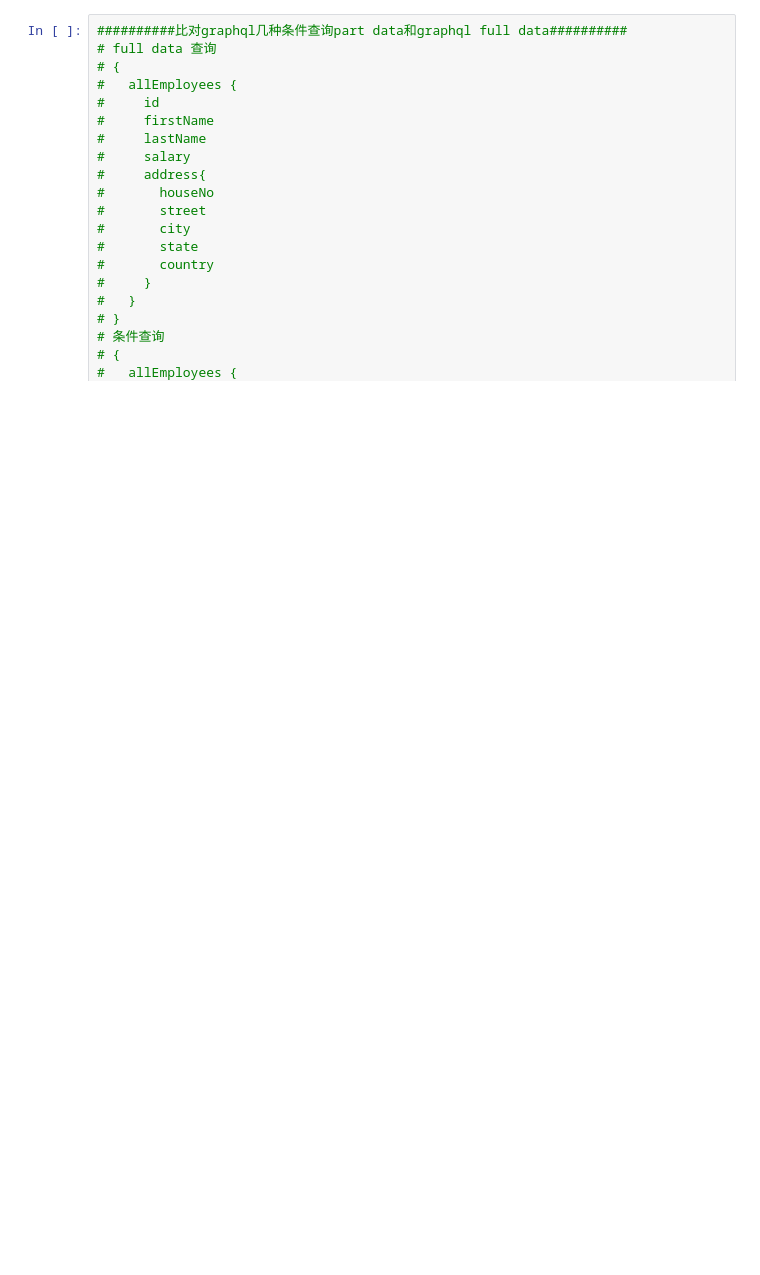
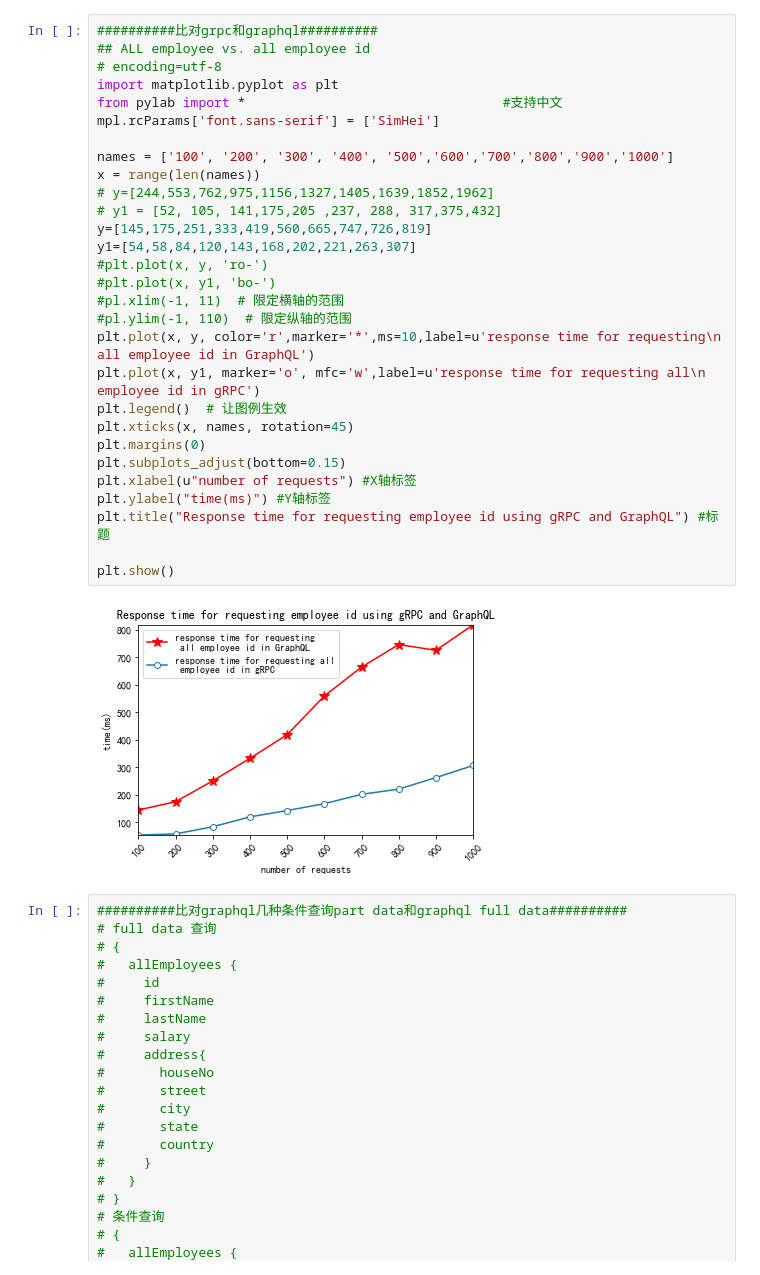
Before and after one commit to Spycsh/graphql-demo, a Jupyter notebook: simple_comparison.ipynb, the cells around one changed output. Saved outputs shown, nothing was run; the diff lists cells and outputs as text; blank space fills up the shorter version.

```diff
--- a/simple_comparison.ipynb
+++ b/simple_comparison.ipynb
@@ -62,3 +62,34 @@ plt.show()
+# %%
+##########比对grpc和graphql##########
+## ALL employee vs. all employee id
+# encoding=utf-8
+import matplotlib.pyplot as plt
+from pylab import *                                 #支持中文
+mpl.rcParams['font.sans-serif'] = ['SimHei']
+
+names = ['100', '200', '300', '400', '500','600','700','800','900','1000']
+x = range(len(names))
+# y=[244,553,762,975,1156,1327,1405,1639,1852,1962]
+# y1 = [52, 105, 141,175,205 ,237, 288, 317,375,432]
+y=[145,175,251,333,419,560,665,747,726,819]
+y1=[54,58,84,120,143,168,202,221,263,307]
+#plt.plot(x, y, 'ro-')
+#plt.plot(x, y1, 'bo-')
+#pl.xlim(-1, 11)  # 限定横轴的范围
+#pl.ylim(-1, 110)  # 限定纵轴的范围
+plt.plot(x, y, color='r',marker='*',ms=10,label=u'response time for requesting\n all employee id in GraphQL')
+plt.plot(x, y1, marker='o', mfc='w',label=u'response time for requesting all\n employee id in gRPC')
+plt.legend()  # 让图例生效
+plt.xticks(x, names, rotation=45)
+plt.margins(0)
+plt.subplots_adjust(bottom=0.15)
+plt.xlabel(u"number of requests") #X轴标签
+plt.ylabel("time(ms)") #Y轴标签
+plt.title("Response time for requesting employee id using gRPC and GraphQL") #标题
+
+plt.show()
+# %% [output]
+[figure, added]
 # %%
 ##########比对graphql几种条件查询part data和graphql full data##########
 # full data 查询
```
Also changed, not shown: parts of 2 cells of this notebook.
